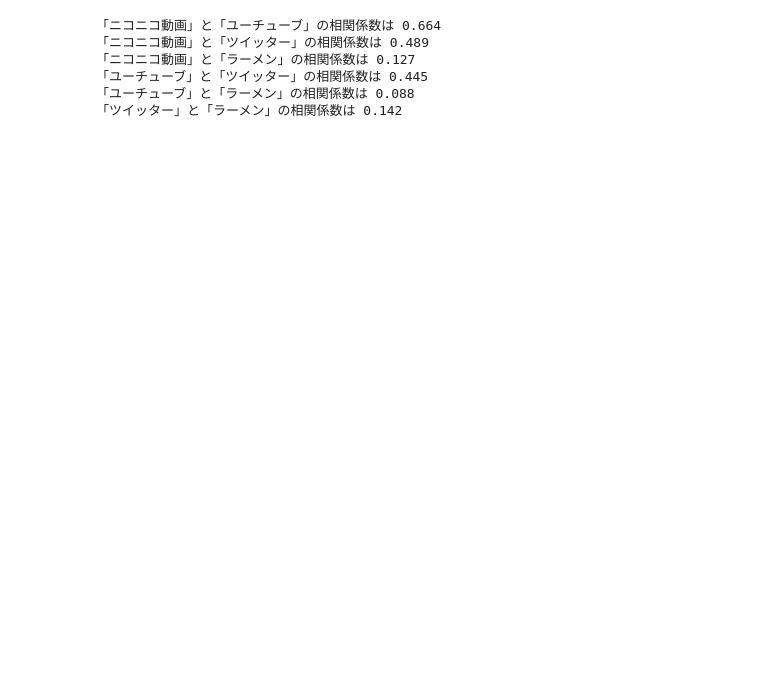
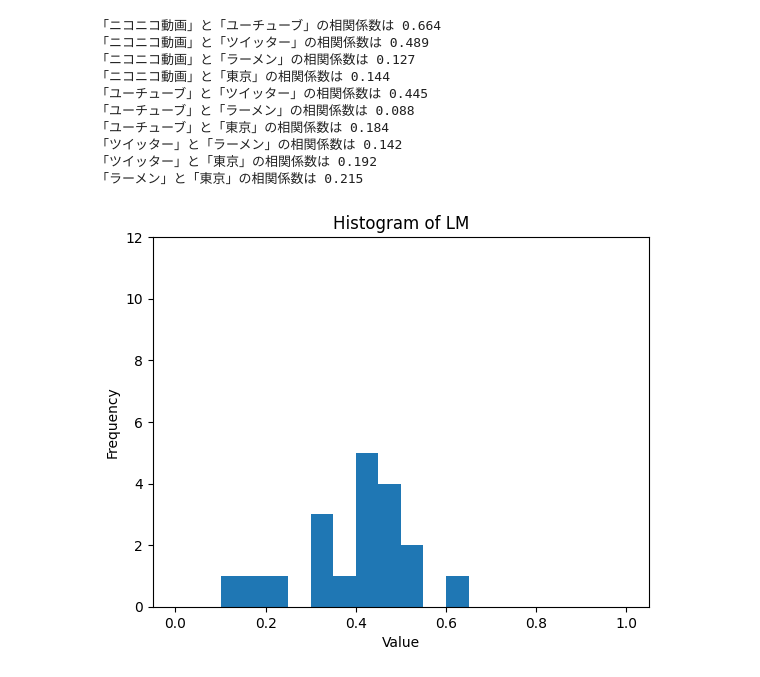
Before and after one commit to omikujiv/mukidou_zatsudan_view, a Jupyter notebook: test_word2Vec.ipynb, the cells around one changed output. Drawn from its saved outputs; the diff is of its cells as text; code cells hidden in the pictures; blank space fills up the shorter version.

```diff
--- a/test_word2Vec.ipynb
+++ b/test_word2Vec.ipynb
@@ -186,6 +237,7 @@ i = 0
 all_dict ={}
 #node_colors = []
 L = []
+LM = []
 for row in words:
     i +=1
     my_dict = {}
@@ -211,6 +263,11 @@ for row in words:
                         # 相関値 表示
                         #print(word+' , '+word_next+' の相関： '+str(similarity_score))
             else:#最後の行
+                # 同話題内の単語との相関計算
+                for word_same in row:
+                    if word_same!='':
+                        if word_same!=word:
+                            G.add_edge(word, word_same, weight=wv.similarity(word,word_same))
                 print('last row')
 
     # 次の単語グループと一番相関のある単語ペア
@@ -219,6 +276,7 @@ for row in words:
         max_value = my_dict[max_key]
         print('**  一番強い相関は'+str(my_dict[max_key])+' で相関は '+str(max_key)+'  **')
         G.add_edge(my_dict[max_key][0], my_dict[max_key][1], weight=max_key)
+        LM.append(max_key)
 
 
 
@@ -260,6 +318,4 @@ nx.draw_networkx_edge_labels(G, pos, edge_labels=labels,font_color='gray', font_
 plt.axis("off")
 plt.savefig('near_edge.png')
 plt.show()
-
-print(node_color_list)
 # %% [output]
@@ -287,6 +340,8 @@ last row
 # %%
+# 相関係数の例示
+
 # 相関を計算する単語
-ws = ['ニコニコ動画', 'ユーチューブ', 'ツイッター', 'ラーメン']
+ws = ['ニコニコ動画', 'ユーチューブ', 'ツイッター', 'ラーメン', '東京']
 
 # 相関を計算
 for i, w in enumerate(ws):
@@ -297,6 +352,23 @@ for i, w in enumerate(ws):
 「ニコニコ動画」と「ユーチューブ」の相関係数は 0.664
 「ニコニコ動画」と「ツイッター」の相関係数は 0.489
 「ニコニコ動画」と「ラーメン」の相関係数は 0.127
+「ニコニコ動画」と「東京」の相関係数は 0.144
 「ユーチューブ」と「ツイッター」の相関係数は 0.445
 「ユーチューブ」と「ラーメン」の相関係数は 0.088
+「ユーチューブ」と「東京」の相関係数は 0.184
 「ツイッター」と「ラーメン」の相関係数は 0.142
+「ツイッター」と「東京」の相関係数は 0.192
+「ラーメン」と「東京」の相関係数は 0.215
+# %%
+# 話題間の相関をヒストグラムに
+
+plt.hist(LM, bins=20, range=(0, 1)) # ヒストグラムを作成し、10個のビンに分割
+# 縦軸の範囲の設定
+plt.ylim(0, 12)
+plt.xlabel('Value') # x軸のラベルを設定
+plt.ylabel('Frequency') # y軸のラベルを設定
+plt.title('Histogram of LM') # グラフのタイトルを設定
+plt.savefig('hist.png')
+plt.show() # グラフを表示
+# %% [output]
+[figure, added]
```
Also changed, not shown: parts of 7 cells of this notebook.
